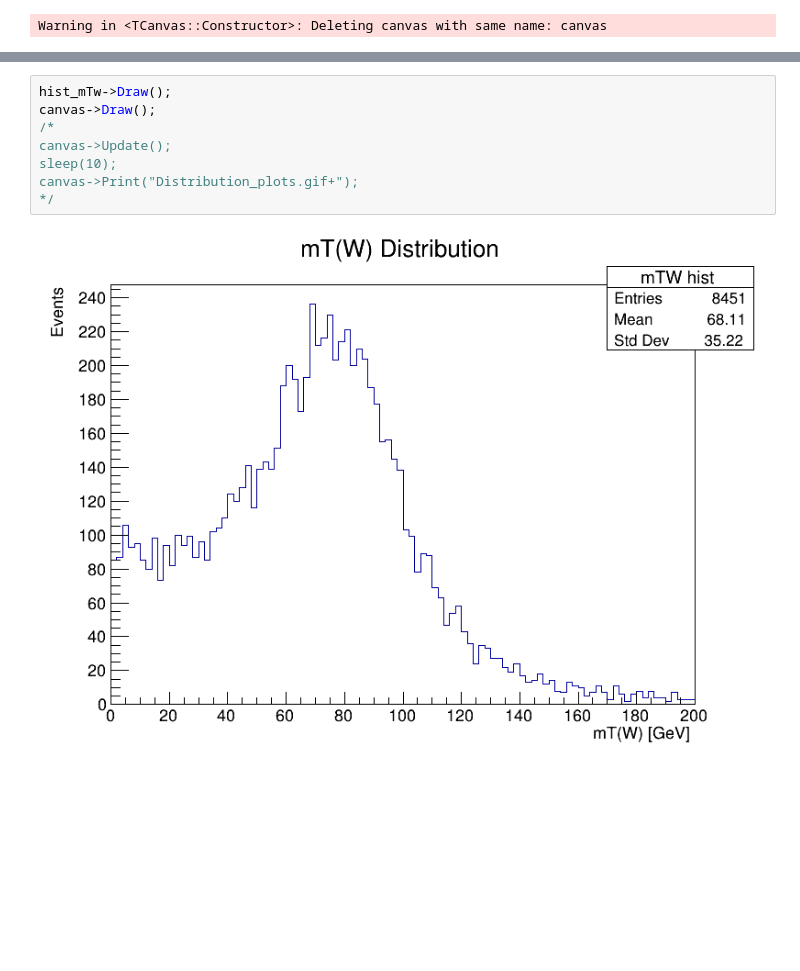
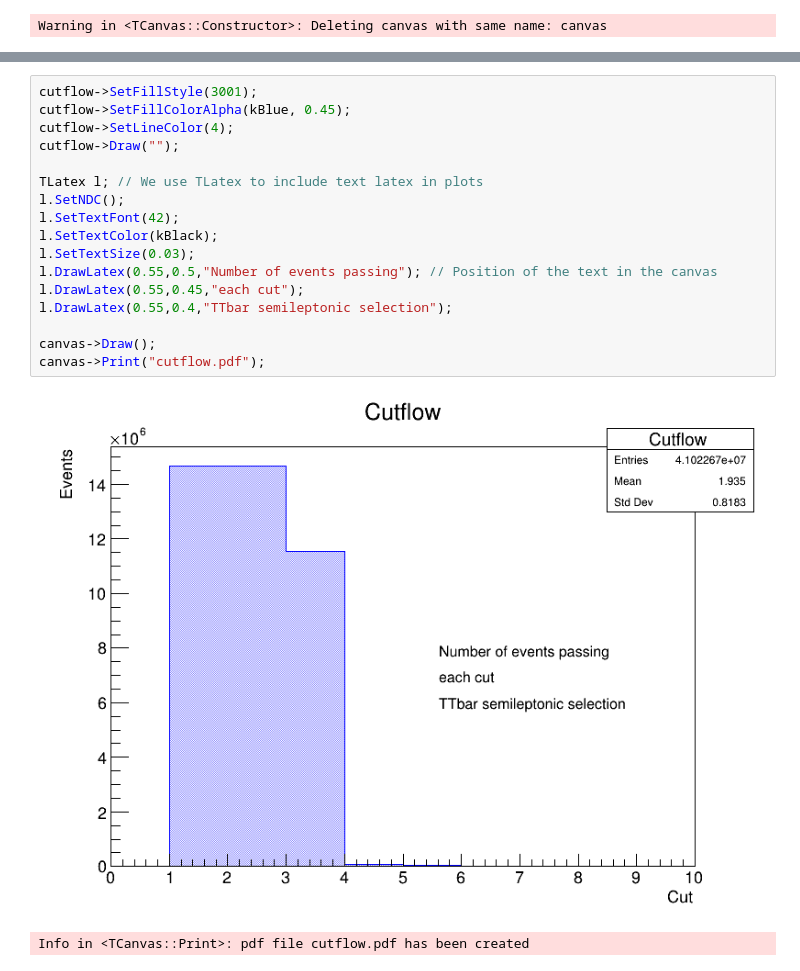
Before and after one commit to Miagarciaru/experimental-particle-physics-2021-2, a Jupyter notebook: Selection-ttbar-semileptonic/TTbarSel_8TeV.ipynb, the cells around one changed output, grey strips where cells are left out. Cells and saved outputs as stored; diff of their text form; blank space fills up the shorter version.

Commit message:
Selection ttbar notebook finished and distributions plots merged

```diff
--- a/Selection-ttbar-semileptonic/TTbarSel_8TeV.ipynb
+++ b/Selection-ttbar-semileptonic/TTbarSel_8TeV.ipynb
@@ -438,10 +316,20 @@ canvas->Print("Distribution_plots.gif+");
-# %%
-hist_mTw->Draw();
-canvas->Draw();
-/*
-canvas->Update();
-sleep(10);
-canvas->Print("Distribution_plots.gif+");
-*/
-# %% [output]
-[figure, removed]
+# %%
+cutflow->SetFillStyle(3001);
+cutflow->SetFillColorAlpha(kBlue, 0.45);
+cutflow->SetLineColor(4);
+cutflow->Draw("");
+
+TLatex l; // We use TLatex to include text latex in plots
+l.SetNDC();
+l.SetTextFont(42);
+l.SetTextColor(kBlack);
+l.SetTextSize(0.03);
+l.DrawLatex(0.55,0.5,"Number of events passing"); // Position of the text in the canvas
+l.DrawLatex(0.55,0.45,"each cut");
+l.DrawLatex(0.55,0.4,"TTbar semileptonic selection");
+
+canvas->Draw();
+canvas->Print("cutflow.pdf");
+# %% [output]
+[figure, added]
+Info in <TCanvas::Print>: pdf file cutflow.pdf has been created
```
Also changed, not shown: parts of 26 cells of this notebook, 1 other file.
